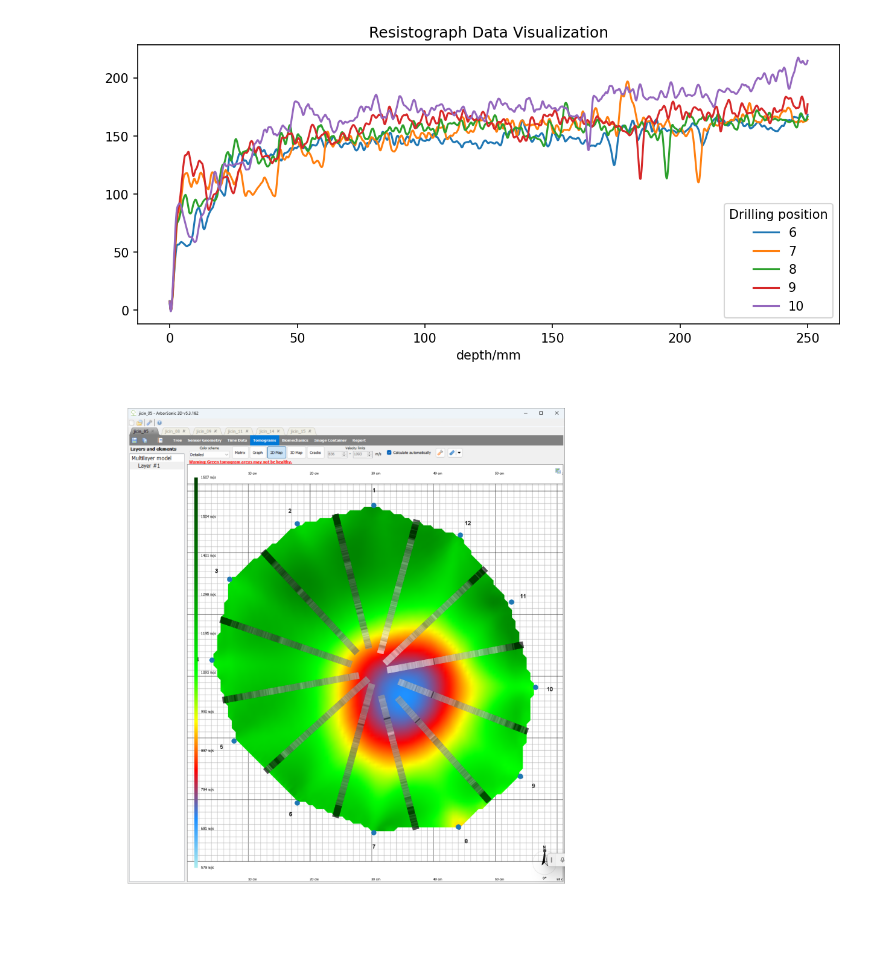
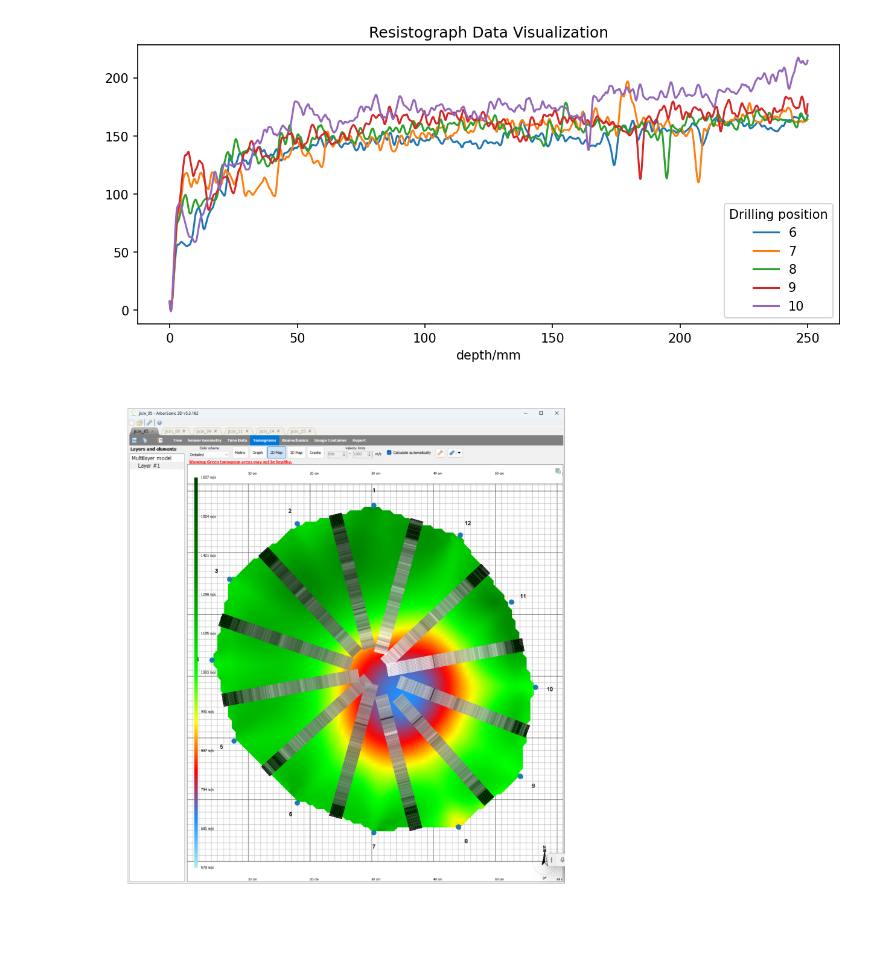
Before and after one commit to robert-marik/resistograph_meets_tomograph, a Jupyter notebook: demo.ipynb, the cells around one changed output. Cells and saved outputs as stored; diff of their text form; code cells hidden in the pictures.

```diff
--- a/demo.ipynb
+++ b/demo.ipynb
@@ -19,7 +19,7 @@ settings_filter = {
 settings_plot = {
     'min': 100,
     'max': 200,
-    'step': 10,
+    'step': 100,
     'linewidth': 20,
     'cmap': 'gray'
 }
@@ -75,36 +75,36 @@ import numpy as np
 fig, [ax, cax] = plt.subplots(1, 2, figsize=(8, 6), gridspec_kw={'width_ratios': [40, 1]})
 ax.plot(nodes_df['x'], nodes_df['y'], '.')
 overlay_settings_plot = settings_plot.copy()
-overlay_settings_plot['linewidth'] = 5
+overlay_settings_plot['linewidth'] = 10
 add_resistograph_data(resistograph_df, nodes_df, ax, cax, **overlay_settings_plot)
 cax.remove()
 
 A_img = np.array([721, 282])
 B_img = np.array([721, 1241])
 A_target = nodes_df.values[0]
 B_target = nodes_df.values[6]
 
 overlay = mpimg.imread(f'data/05.png')
 
 # Uložení rozsahu os
 xlim = ax.get_xlim()
 ylim = ax.get_ylim()
 
 transform = transform_image(overlay, ax, A_img, B_img, A_target, B_target, plot_image=False)
 ax.imshow(overlay, transform=transform + ax.transData, alpha=1, zorder=-500)
 
 
 # Nastavení uložených rozsahů os
 ax.set_xlim(np.array(xlim)*1.5)
 ax.set_ylim(np.array(ylim)*1.5)
 
 
 # Final adjustments
 ax.set_aspect(1)
 plt.tight_layout()
 plt.show()
 # %% [output]
-[figure, old version]
+[figure, new version]
 # %%
 resistograph_df[::100]
 # %% [output]
```
Also changed, not shown: parts of 1 cell of this notebook, 1 other file.
